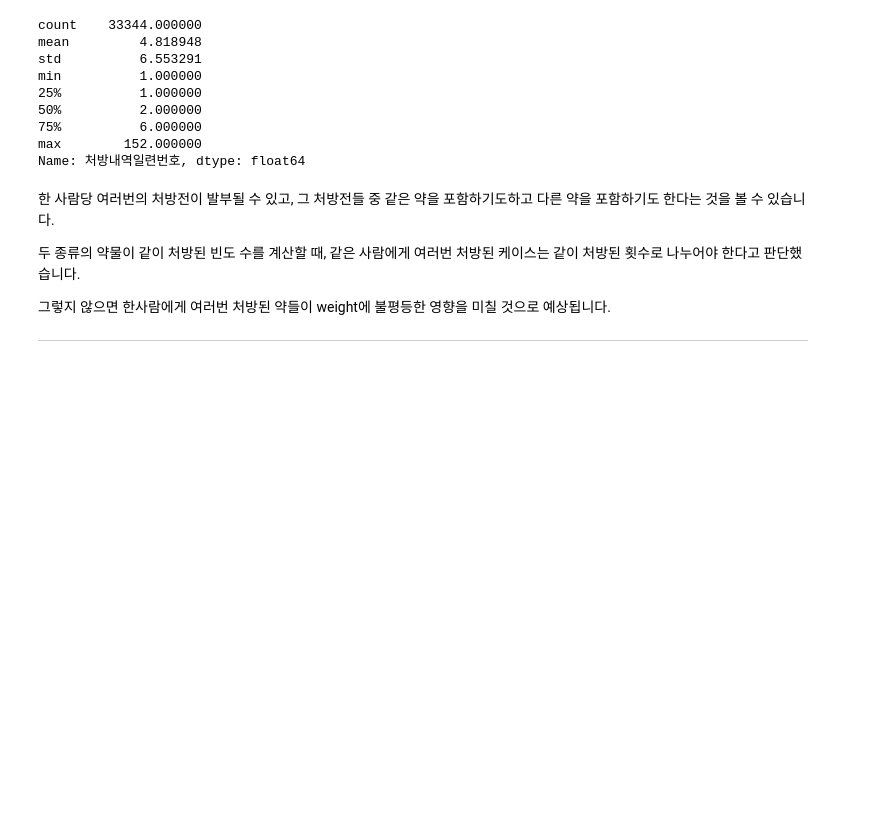
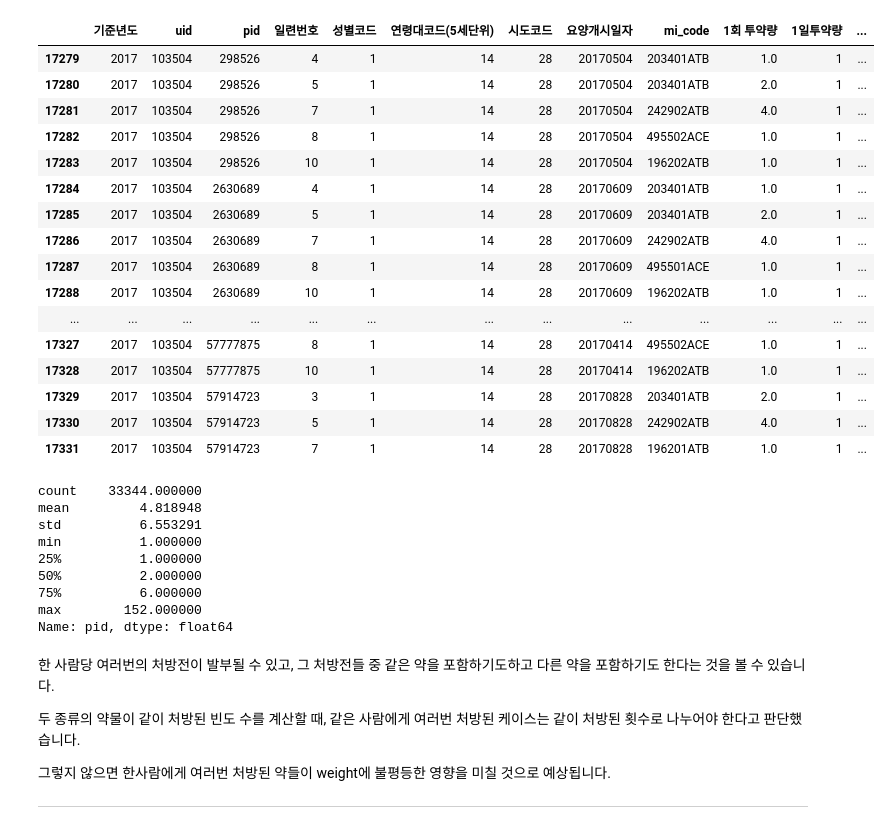
Before and after one commit to YuHan-J-Nam/Drug_Coprescription_Network_Analysis, a Jupyter notebook: graph_test.ipynb, the cells around one changed output. Drawn from its saved outputs; the diff is of its cells as text; code cells hidden in the pictures; blank space fills up the shorter version.

```diff
--- a/graph_test.ipynb
+++ b/graph_test.ipynb
@@ -67,6 +57,26 @@ df[df['가입자일련번호'] == 103504]
+# %%
+data[data['uid'] == 103504]
+# %% [output]
+|  | 기준년도 | uid | pid | 일련번호 | 성별코드 | 연령대코드(5세단위) | 시도코드 | 요양개시일자 | mi_code | 1회 투약량 | 1일투약량 | ... |
+| 17279 | 2017 | 103504 | 298526 | 4 | 1 | 14 | 28 | 20170504 | 203401ATB | 1.0 | 1 | ... |
+| 17280 | 2017 | 103504 | 298526 | 5 | 1 | 14 | 28 | 20170504 | 203401ATB | 2.0 | 1 | ... |
+| 17281 | 2017 | 103504 | 298526 | 7 | 1 | 14 | 28 | 20170504 | 242902ATB | 4.0 | 1 | ... |
+| 17282 | 2017 | 103504 | 298526 | 8 | 1 | 14 | 28 | 20170504 | 495502ACE | 1.0 | 1 | ... |
+| 17283 | 2017 | 103504 | 298526 | 10 | 1 | 14 | 28 | 20170504 | 196202ATB | 1.0 | 1 | ... |
+| 17284 | 2017 | 103504 | 2630689 | 4 | 1 | 14 | 28 | 20170609 | 203401ATB | 1.0 | 1 | ... |
+| 17285 | 2017 | 103504 | 2630689 | 5 | 1 | 14 | 28 | 20170609 | 203401ATB | 2.0 | 1 | ... |
+| 17286 | 2017 | 103504 | 2630689 | 7 | 1 | 14 | 28 | 20170609 | 242902ATB | 4.0 | 1 | ... |
+| 17287 | 2017 | 103504 | 2630689 | 8 | 1 | 14 | 28 | 20170609 | 495501ACE | 1.0 | 1 | ... |
+| 17288 | 2017 | 103504 | 2630689 | 10 | 1 | 14 | 28 | 20170609 | 196202ATB | 1.0 | 1 | ... |
+| ... | ... | ... | ... | ... | ... | ... | ... | ... | ... | ... | ... | ... |
+| 17327 | 2017 | 103504 | 57777875 | 8 | 1 | 14 | 28 | 20170414 | 495502ACE | 1.0 | 1 | ... |
+| 17328 | 2017 | 103504 | 57777875 | 10 | 1 | 14 | 28 | 20170414 | 196202ATB | 1.0 | 1 | ... |
+| 17329 | 2017 | 103504 | 57914723 | 3 | 1 | 14 | 28 | 20170828 | 203401ATB | 2.0 | 1 | ... |
+| 17330 | 2017 | 103504 | 57914723 | 5 | 1 | 14 | 28 | 20170828 | 242902ATB | 4.0 | 1 | ... |
+| 17331 | 2017 | 103504 | 57914723 | 7 | 1 | 14 | 28 | 20170828 | 196201ATB | 1.0 | 1 | ... |
 # %%
 # 한 환자당 처방전의 개수를 세어봅니다.
-df.groupby('가입자일련번호')['처방내역일련번호'].count().describe()
+data.groupby('uid')['pid'].count().describe()
 # %% [output]
 count    33344.000000
 mean         4.818948
@@ -76,7 +86,7 @@ min          1.000000
 50%          2.000000
 75%          6.000000
 max        152.000000
-Name: 처방내역일련번호, dtype: float64
+Name: pid, dtype: float64
 # %% [markdown]
 한 사람당 여러번의 처방전이 발부될 수 있고, 그 처방전들 중 같은 약을 포함하기도하고 다른 약을 포함하기도 한다는 것을 볼 수 있습니다.
 
```
Also changed, not shown: parts of 33 cells of this notebook, 1 other file.
